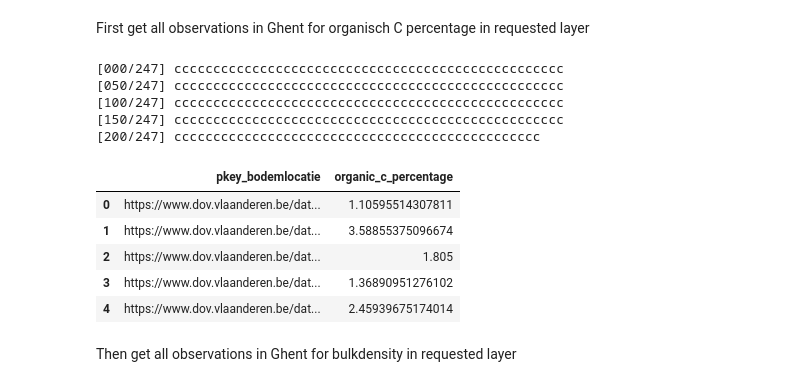
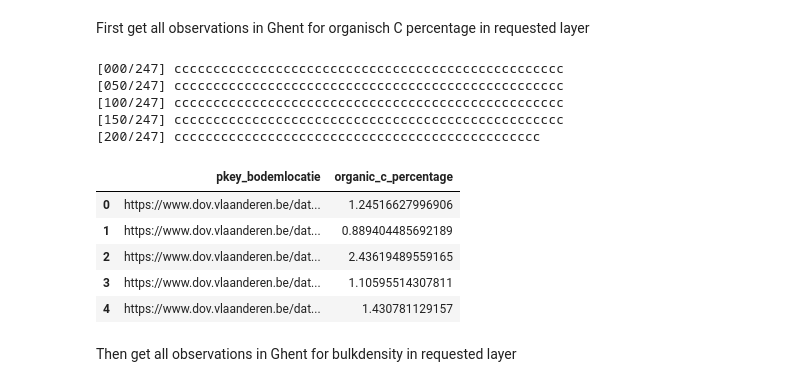
Before and after one commit to DOV-Vlaanderen/pydov, a Jupyter notebook: docs/notebooks/search_bodem.ipynb, the cells around one changed output. Saved outputs shown, nothing was run; the diff lists cells and outputs as text; code cells hidden in the pictures.

```diff
--- a/docs/notebooks/search_bodem.ipynb
+++ b/docs/notebooks/search_bodem.ipynb
@@ -369,34 +372,34 @@ First get all observations in Ghent for organisch C percentage in requested laye
 # %%
 from owslib.fes import PropertyIsEqualTo, PropertyIsGreaterThan, PropertyIsLessThan
 from owslib.fes import And
 
 from pydov.search.bodemobservatie import BodemobservatieSearch
 
 bodemobservatie = BodemobservatieSearch()
 
 # all layers intersect the layer 0-23cm
 carbon_observaties = bodemobservatie.search(
         location=GmlFilter(gent_poly, Within),
         query=And([
             PropertyIsEqualTo(propertyname="parameter", literal="Organische C - percentage"),
-            PropertyIsGreaterThan(propertyname="diepte_tot", literal = '0'),
-            PropertyIsLessThan(propertyname="diepte_van", literal = '23')
+            PropertyIsGreaterThan(propertyname="diepte_tot_cm", literal = '0'),
+            PropertyIsLessThan(propertyname="diepte_van_cm", literal = '23')
         ]))
 carbon_observaties = carbon_observaties[['pkey_bodemlocatie', 'waarde']]
 carbon_observaties = carbon_observaties.rename(columns={"waarde": "organic_c_percentage"})
 carbon_observaties.head()
 # %% [output]
 [000/247] cccccccccccccccccccccccccccccccccccccccccccccccccc
 [050/247] cccccccccccccccccccccccccccccccccccccccccccccccccc
 [100/247] cccccccccccccccccccccccccccccccccccccccccccccccccc
 [150/247] cccccccccccccccccccccccccccccccccccccccccccccccccc
 [200/247] ccccccccccccccccccccccccccccccccccccccccccccccc
 |  | pkey_bodemlocatie | organic_c_percentage |
-| 0 | https://www.dov.vlaanderen.be/dat... | 1.10595514307811 |
-| 1 | https://www.dov.vlaanderen.be/dat... | 3.58855375096674 |
-| 2 | https://www.dov.vlaanderen.be/dat... | 1.805 |
-| 3 | https://www.dov.vlaanderen.be/dat... | 1.36890951276102 |
-| 4 | https://www.dov.vlaanderen.be/dat... | 2.45939675174014 |
+| 0 | https://www.dov.vlaanderen.be/dat... | 1.24516627996906 |
+| 1 | https://www.dov.vlaanderen.be/dat... | 0.889404485692189 |
+| 2 | https://www.dov.vlaanderen.be/dat... | 2.43619489559165 |
+| 3 | https://www.dov.vlaanderen.be/dat... | 1.10595514307811 |
+| 4 | https://www.dov.vlaanderen.be/dat... | 1.430781129157 |
 # %% [markdown]
 Then get all observations in Ghent for bulkdensity in requested layer
 # %%
```
Also changed, not shown: parts of 8 cells of this notebook, 30 other files.
